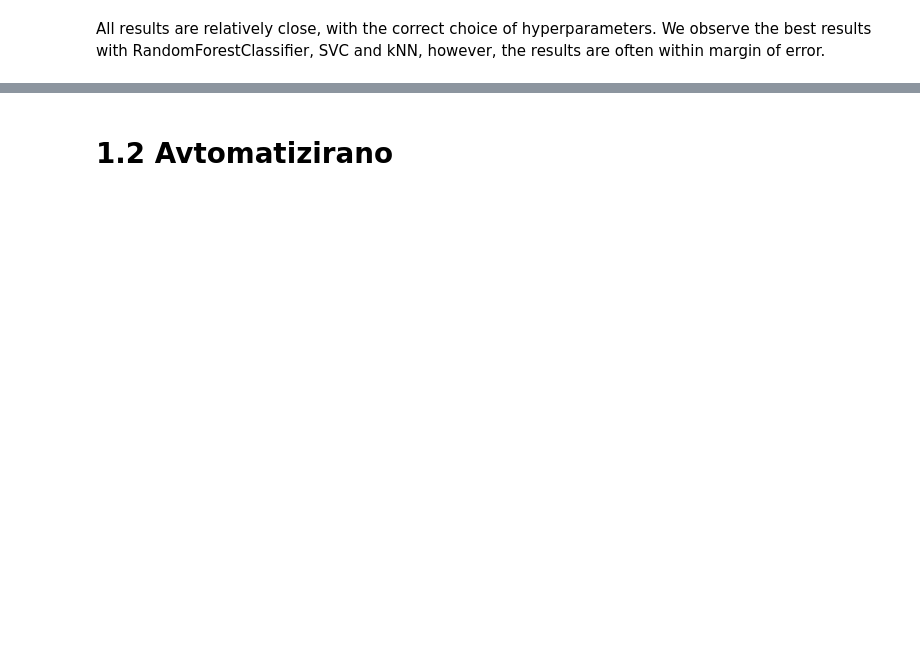
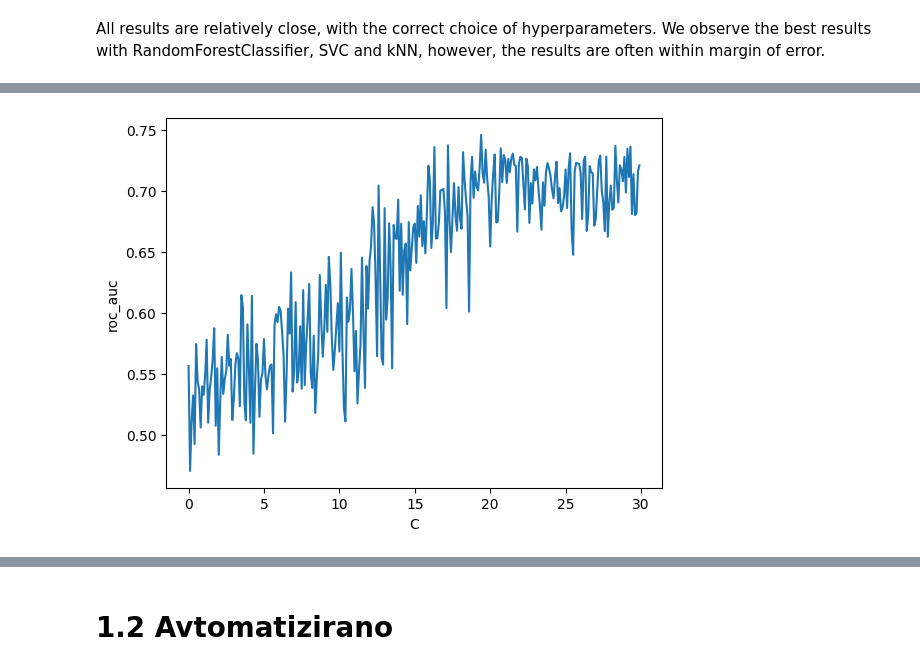
Before and after one commit to tadejpetric/nsu, a Jupyter notebook: dn1/dn1_resitve.ipynb, the cells around one changed output, grey strips where cells are left out. Cells and saved outputs as stored; diff of their text form; code cells hidden in the pictures; blank space fills up the shorter version.

```diff
--- a/dn1/dn1_resitve.ipynb
+++ b/dn1/dn1_resitve.ipynb
@@ -68,0 +98,12 @@ All results are relatively close, with the correct choice of hyperparameters. We
+# %%
+
+scores = [cross_validate(SVC(C=n/10), xtrain, ytrain, n_jobs=-1, cv=5, scoring="roc_auc")["test_score"].mean()
+          for n in range(1,301)]
+fig, ax = plt.subplots()
+ax.set(xlabel="C", ylabel="roc_auc")
+x_axis = np.arange(0.0, 30.0, 0.1)
+ax.plot(x_axis,scores)
+fig.savefig("svc.png")
+plt.show()
+# %% [output]
+[figure, added]
```
Also changed, not shown: parts of 47 cells of this notebook, 13 other files.
